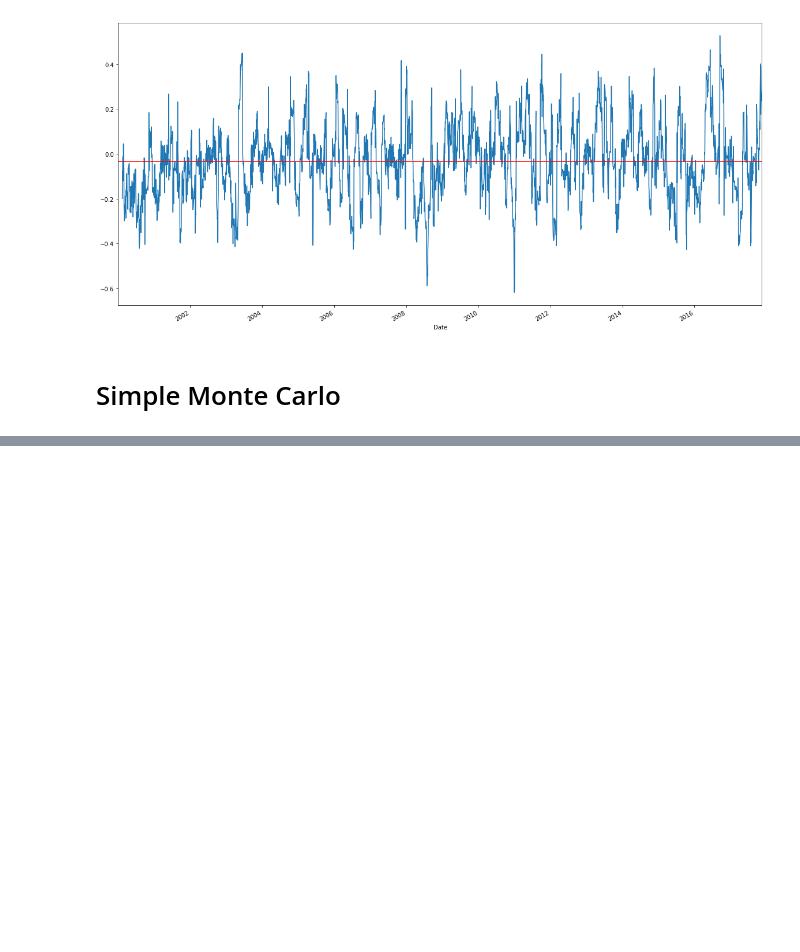
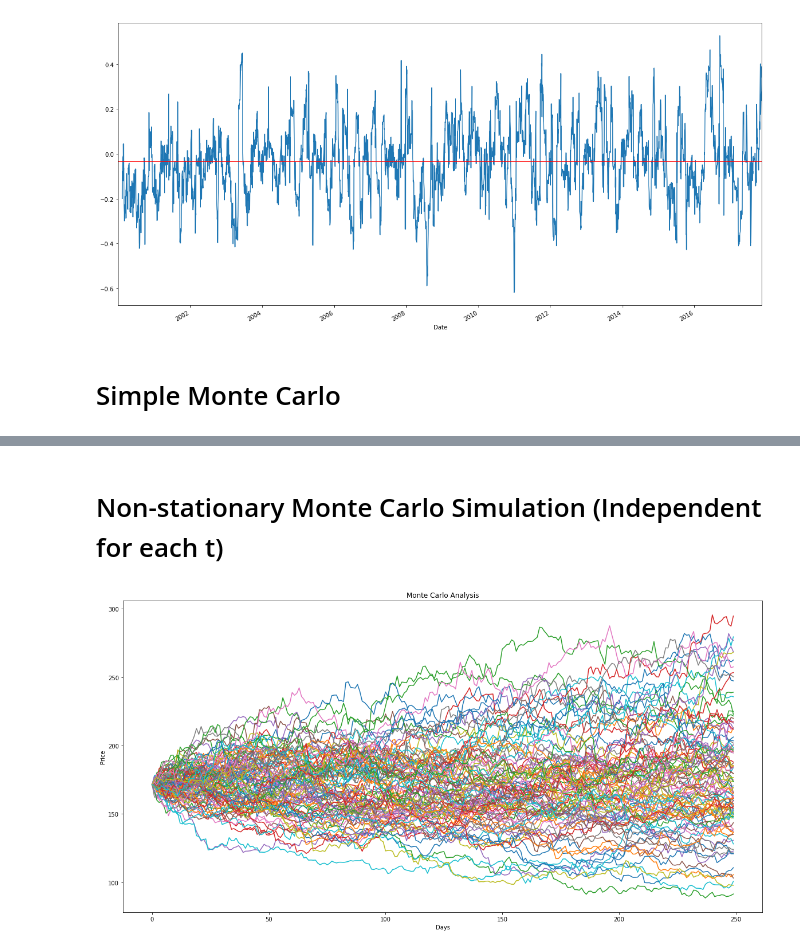
Before and after one commit to palmbook/StockAnalysis, a Jupyter notebook: Monte Carlo Simulation.ipynb, the cells around one changed output, grey strips where cells are left out. Saved outputs shown, nothing was run; the diff lists cells and outputs as text; code cells hidden in the pictures; blank space fills up the shorter version.

```diff
--- a/Monte Carlo Simulation.ipynb
+++ b/Monte Carlo Simulation.ipynb
@@ -200,0 +221,37 @@ Text(0.5,1,u'Final price distribution after 250 days')
+# %% [markdown]
+# Non-stationary Monte Carlo Simulation (Independent for each t)
+# %%
+def nonStationaryMonteCarlo(args):
+    # args: start_price, days, mu_drift, mu_shock, sigma_drift, sigma_shock
+    days = args[1]
+    dt = 1/days
+    price = np.zeros(days)
+    price[0] = args[0]
+    ret = np.zeros(days)
+
+    mu_drift = args[2]
+    mu_shock = args[3]
+    sigma_drift = args[4]
+    sigma_shock = args[5]
+
+
+    for x in xrange(1, days):
+        mu = np.random.normal(loc=mu_drift, scale=mu_shock)
+        sigma = abs(np.random.normal(loc=sigma_drift, scale=sigma_shock))
+
+        ret[x] = np.random.normal(loc=mu, scale=sigma)
+        price[x] = price[x-1]+(price[x-1]*ret[x])
+
+    return price
+# %%
+start_price = f.tail(1).Close[0]
+days = 250
+mu_drift = ret_roc['Rolling Mean 30 Periods'].mean()
+mu_shock = ret_roc['Rolling Mean 30 Periods'].std()
+
+sigma_drift = ret_roc['Rolling STD 30 Periods'].mean()
+sigma_shock = ret_roc['Rolling STD 30 Periods'].std()
+# %%
+run_monte_carlo(nonStationaryMonteCarlo, start_price, days, mu_drift, mu_shock, sigma_drift, sigma_shock)
+# %% [output]
+[figure, added]
```
Also changed, not shown: parts of 15 cells of this notebook.
